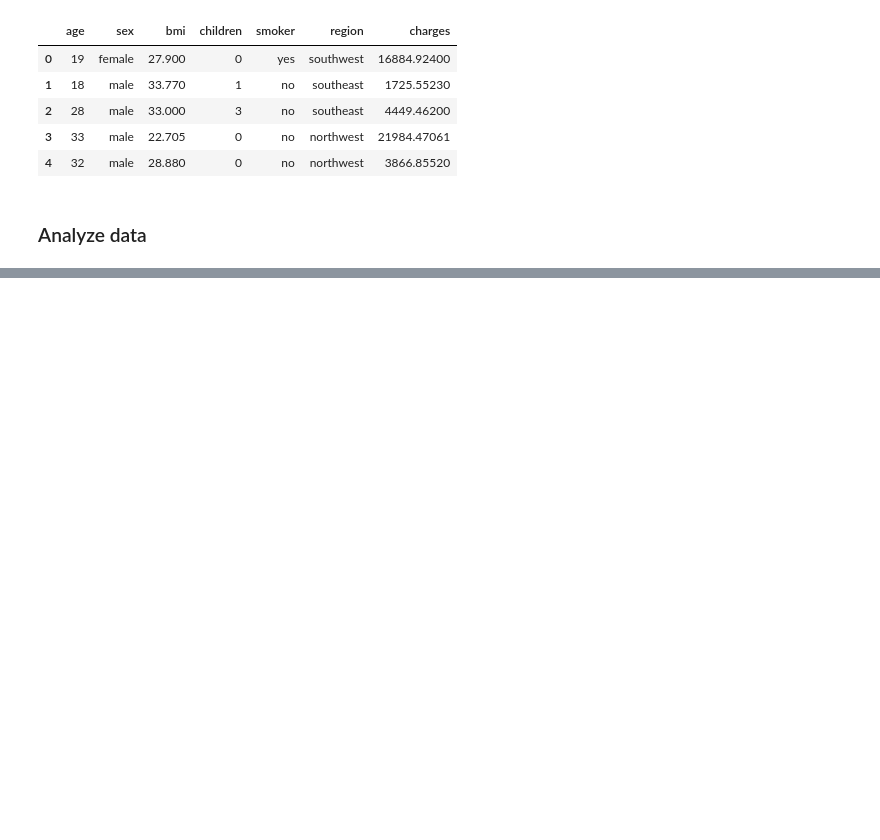
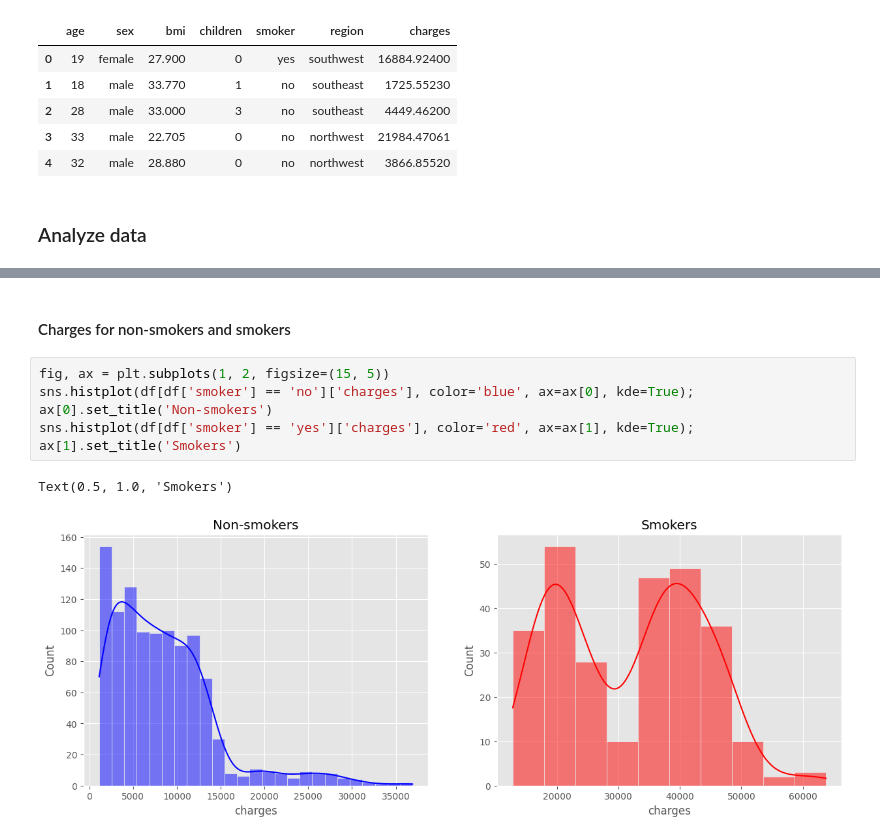
Before and after one commit to azmiozgen/utilynx, a Jupyter notebook: lib/machine_learning/exercise_regression_2.ipynb, the cells around one changed output, grey strips where cells are left out. Cells and saved outputs as stored; diff of their text form; blank space fills up the shorter version.

```diff
--- a/lib/machine_learning/exercise_regression_2.ipynb
+++ b/lib/machine_learning/exercise_regression_2.ipynb
@@ -86,0 +91,9 @@ print("# of test rows: ", len(df_test))
+# %% [markdown]
+#### Charges for non-smokers and smokers
+# %%
+fig, ax = plt.subplots(1, 2, figsize=(15, 5))
+sns.histplot(df[df['smoker'] == 'no']['charges'], color='blue', ax=ax[0], kde=True); ax[0].set_title('Non-smokers')
+sns.histplot(df[df['smoker'] == 'yes']['charges'], color='red', ax=ax[1], kde=True); ax[1].set_title('Smokers')
+# %% [output]
+Text(0.5, 1.0, 'Smokers')
+[figure, added]
```
Also changed, not shown: parts of 40 cells of this notebook.
